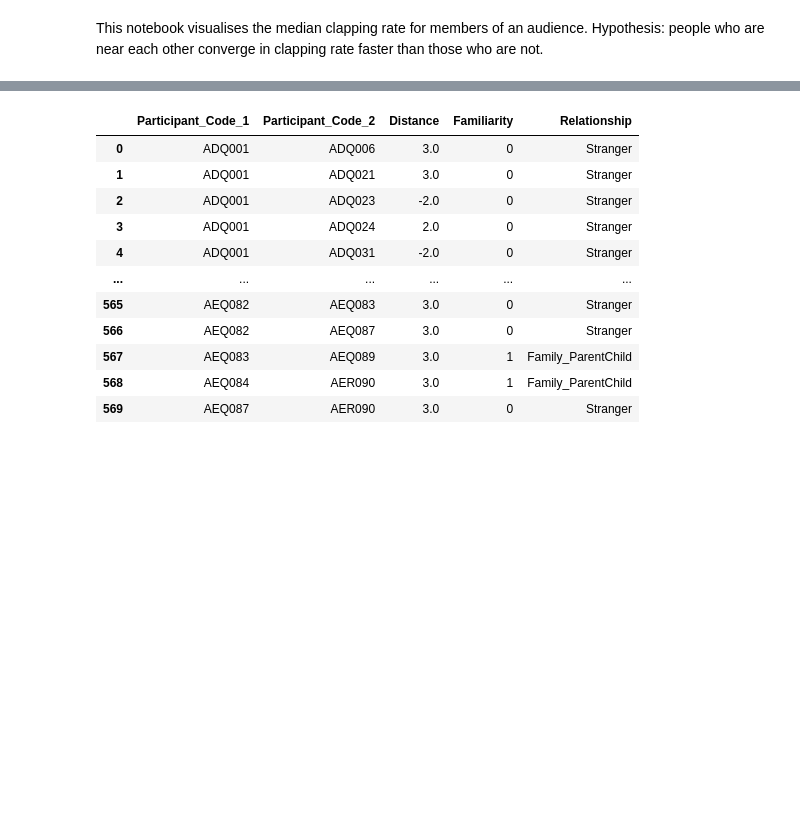
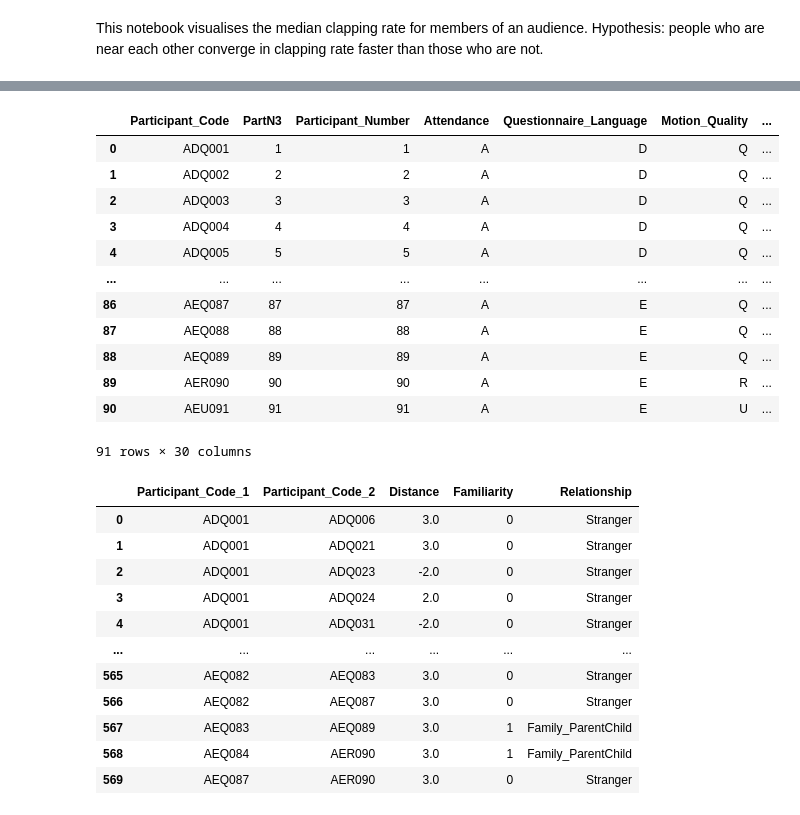
Before and after one commit to finn42/Clapping_Coordination, a Jupyter notebook: Clapping_Locations.ipynb, the cells around one changed output, grey strips where cells are left out. Saved outputs shown, nothing was run; the diff lists cells and outputs as text; code cells hidden in the pictures; blank space fills up the shorter version.

```diff
--- a/Clapping_Locations.ipynb
+++ b/Clapping_Locations.ipynb
@@ -44,10 +59,25 @@ public_time = general_loc + 'Public/Timing/'
 # %%
 partDets = pd.read_csv(internal_Part + 'Audience_Mapping_Internal.csv')#,index_col = 0,header_col = 0)
 # need only in person participants so cut to those in attendence with seats assinged
 partDets = partDets.loc[~partDets['X'].isna(),:]
 MovingParts = partDets.loc[partDets['Motion_Quality'].isin(['Q','R']),:].reset_index(drop = True) # with aligned motion measurements
 
 Part_Codes = list(MovingParts.Participant_Code.values)
+partDets
+# %% [output]
+|  | Participant_Code | PartN3 | Participant_Number | Attendance | Questionnaire_Language | Motion_Quality | ... |
+| 0 | ADQ001 | 1 | 1 | A | D | Q | ... |
+| 1 | ADQ002 | 2 | 2 | A | D | Q | ... |
+| 2 | ADQ003 | 3 | 3 | A | D | Q | ... |
+| 3 | ADQ004 | 4 | 4 | A | D | Q | ... |
+| 4 | ADQ005 | 5 | 5 | A | D | Q | ... |
+| ... | ... | ... | ... | ... | ... | ... | ... |
+| 86 | AEQ087 | 87 | 87 | A | E | Q | ... |
+| 87 | AEQ088 | 88 | 88 | A | E | Q | ... |
+| 88 | AEQ089 | 89 | 89 | A | E | Q | ... |
+| 89 | AER090 | 90 | 90 | A | E | R | ... |
+| 90 | AEU091 | 91 | 91 | A | E | U | ... |
+91 rows × 30 columns
 # %%
 Near_Rels = pd.read_csv(public_Part + 'Near_Participants_Hall.csv')
 
```
Also changed, not shown: parts of 2 cells of this notebook, 12 other files.
